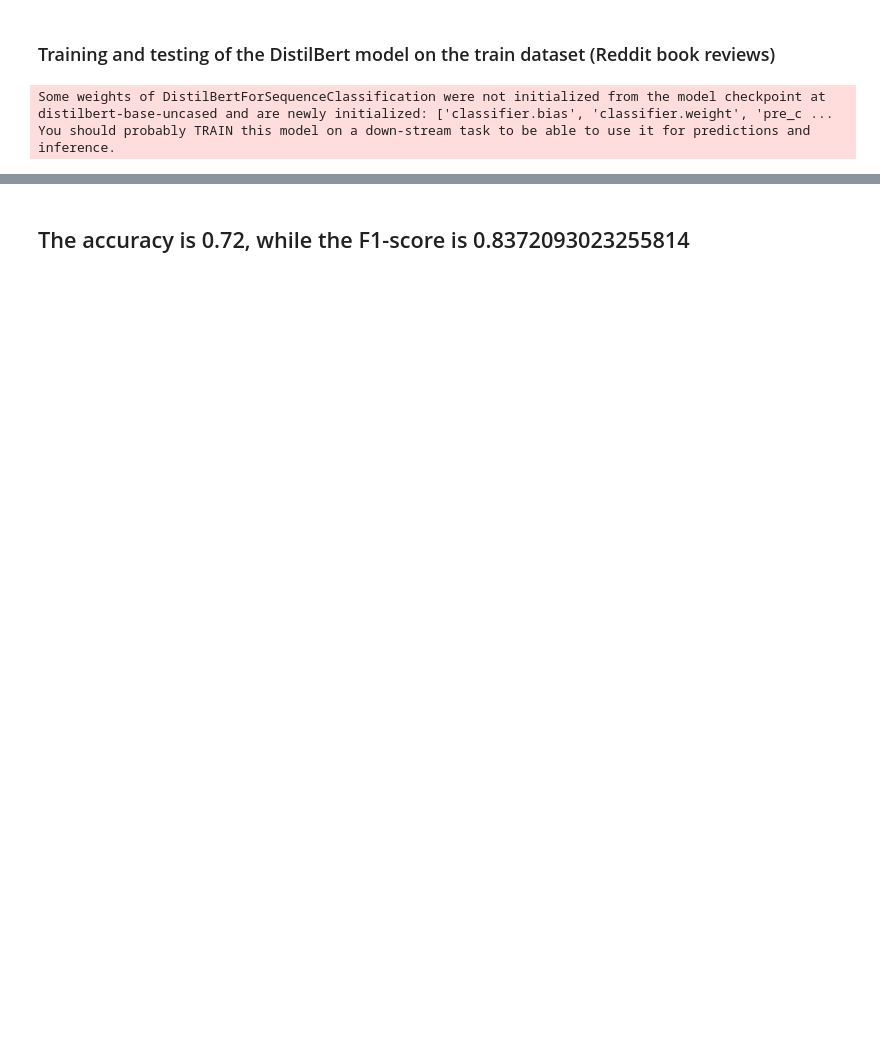
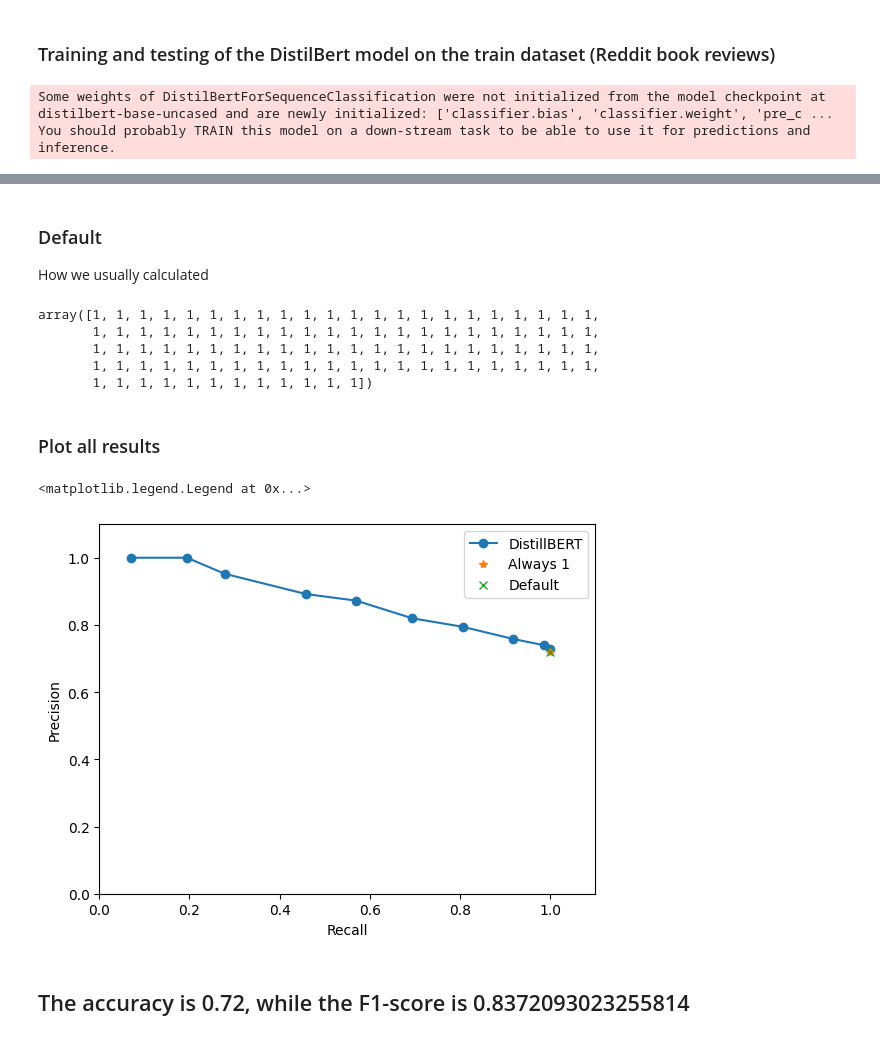
Before and after one commit to anna-tiabina/Reddit_book_SA, a Jupyter notebook: Model_train_test_BERT-Reddit-books-CURVE.ipynb, the cells around one changed output, grey strips where cells are left out. Cells and saved outputs as stored; diff of their text form; code cells hidden in the pictures; blank space fills up the shorter version.

Commit message:
PR curves draft before train changes

```diff
--- a/Model_train_test_BERT-Reddit-books-CURVE.ipynb
+++ b/Model_train_test_BERT-Reddit-books-CURVE.ipynb
@@ -91,0 +90,11 @@ trainer.evaluate()
+# %%
+probabilities = softmax(logits, axis=1)
+# %%
+y_true = np.array(test_dataset["label"])
+precision = []
+recall = []
+threshold = list(np.arange(0.65, 0.75, 0.01))
+for t in threshold:
+    y_scores = (probabilities[:, 1] > t).astype(int)
+    precision.append(precision_score(y_true, y_scores, zero_division=1))
+    recall.append(recall_score(y_true, y_scores, zero_division=1))
@@ -92,3 +104,37 @@ trainer.evaluate()
+# %%
+y_score_baseline = np.ones(y_true.shape)
+baseline_precision = precision_score(y_true, y_score_baseline, zero_division=1)
+baseline_recall = recall_score(y_true, y_score_baseline, zero_division=1)
+# %% [markdown]
+### Default
+How we usually calculated
+# %%
+y_score_default = predictions.predictions.argmax(axis=-1)
+default_precision = precision_score(y_true, y_score_default, zero_division=1)
+default_recall = recall_score(y_true, y_score_default, zero_division=1)
+# %%
+y_score_default
+# %% [output]
+array([1, 1, 1, 1, 1, 1, 1, 1, 1, 1, 1, 1, 1, 1, 1, 1, 1, 1, 1, 1, 1, 1,
+       1, 1, 1, 1, 1, 1, 1, 1, 1, 1, 1, 1, 1, 1, 1, 1, 1, 1, 1, 1, 1, 1,
+       1, 1, 1, 1, 1, 1, 1, 1, 1, 1, 1, 1, 1, 1, 1, 1, 1, 1, 1, 1, 1, 1,
+       1, 1, 1, 1, 1, 1, 1, 1, 1, 1, 1, 1, 1, 1, 1, 1, 1, 1, 1, 1, 1, 1,
+       1, 1, 1, 1, 1, 1, 1, 1, 1, 1, 1, 1])
+# %% [markdown]
+### Plot all results
+# %%
+fig, ax = plt.subplots()
+ax.plot(recall, precision, '-o', label='DistillBERT')
+ax.plot([baseline_recall], [baseline_precision], '*', label='Always 1')
+ax.plot([default_recall], [default_precision], 'x', label='Default')
+ax.set_xlabel('Recall')
+ax.set_ylabel('Precision')
+ax.set_xlim((0, 1.1))
+ax.set_ylim((0, 1.1))
+ax.legend()
+# %% [output]
+<matplotlib.legend.Legend at 0x...>
+[figure, added]
 # %% [markdown]
 ## The accuracy is 0.72, while the F1-score is 0.8372093023255814
 # %%
```
Also changed, not shown: parts of 8 cells of this notebook.
